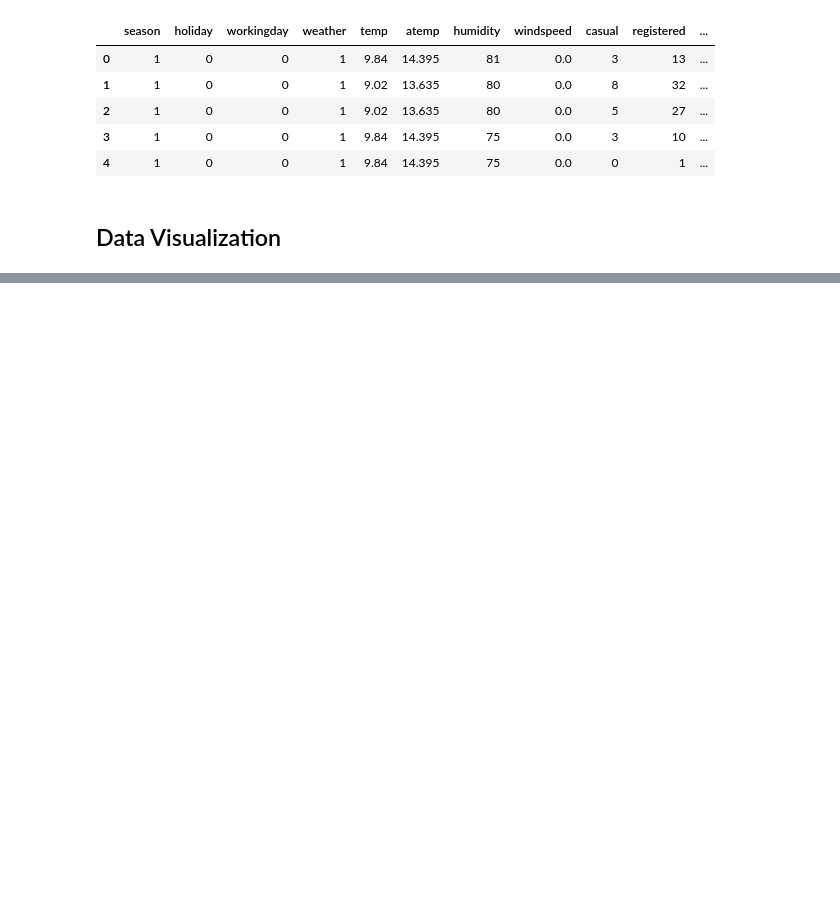
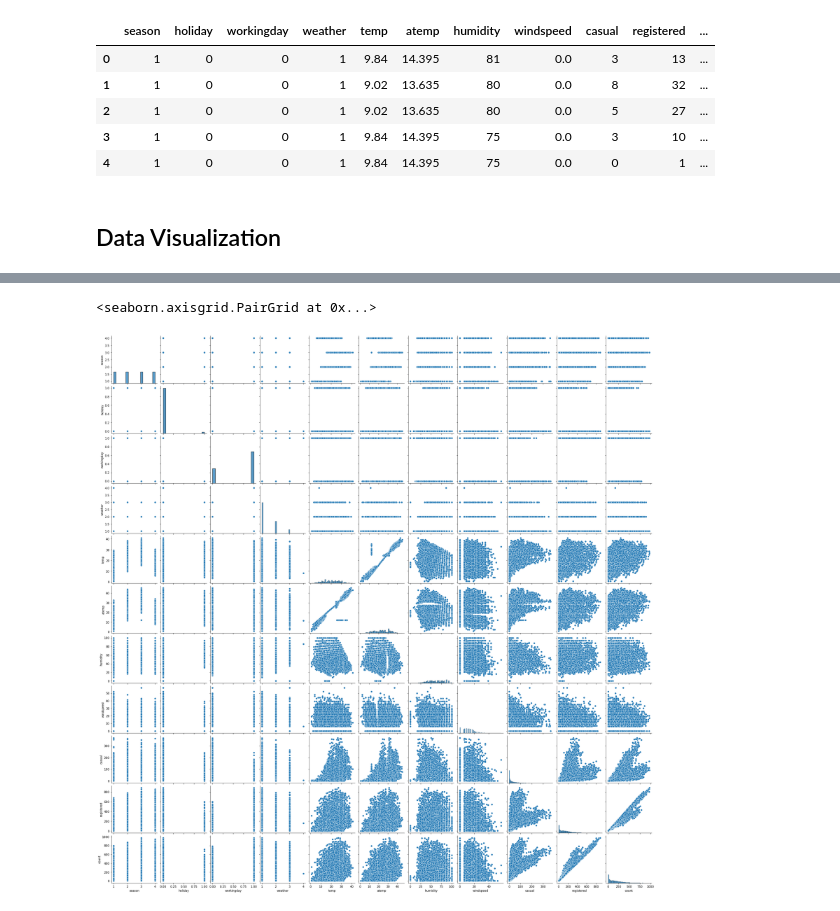
Before and after one commit to Mandarhp77/Cdac_Statistics, a Jupyter notebook: Bike Sharing Demand/Bike_sharing_demand.ipynb, the cells around one changed output, grey strips where cells are left out. Cells and saved outputs as stored; diff of their text form; code cells hidden in the pictures; blank space fills up the shorter version.

```diff
--- a/Bike Sharing Demand/Bike_sharing_demand.ipynb
+++ b/Bike Sharing Demand/Bike_sharing_demand.ipynb
@@ -272,0 +242,5 @@ Name: count, dtype: int64
+# %%
+sns.pairplot(bike_data)
+# %% [output]
+<seaborn.axisgrid.PairGrid at 0x...>
+[figure, added]
```
Also changed, not shown: parts of 45 cells of this notebook.
